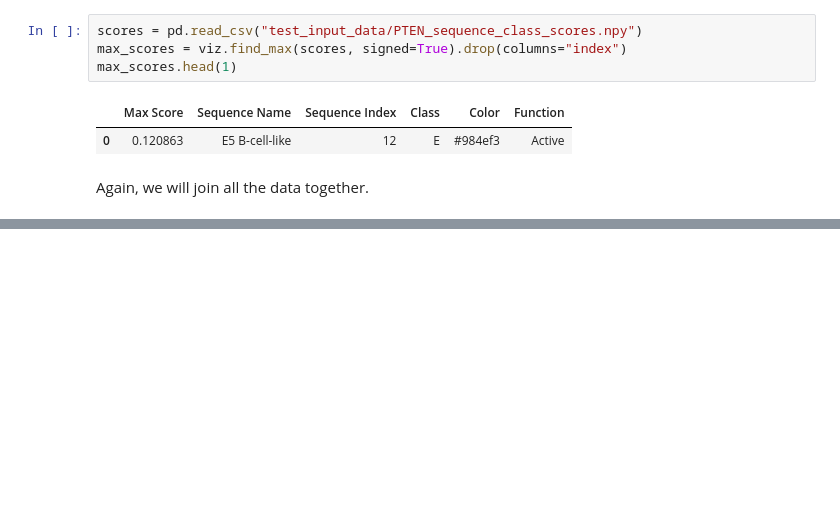
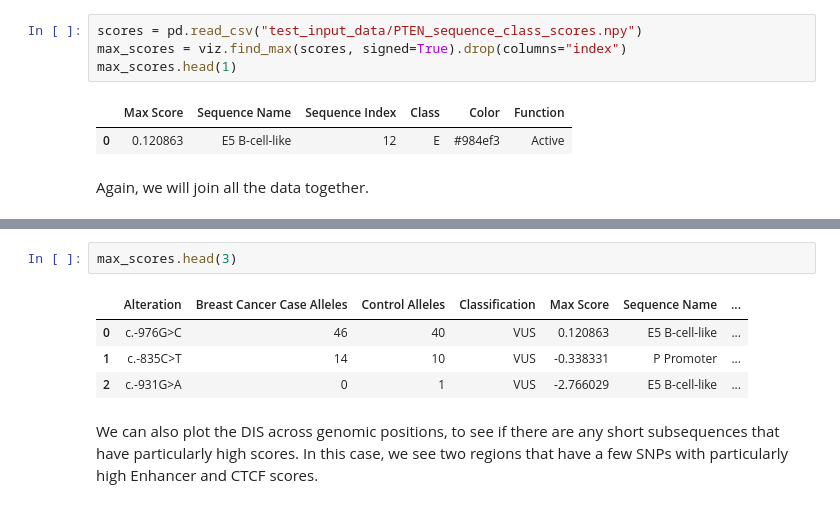
Before and after one commit to bmacedo-lgtm/SiFoN, a Jupyter notebook: tutorials/clinical_analysis.ipynb, the cells around one changed output, grey strips where cells are left out. Drawn from its saved outputs; the diff is of its cells as text; blank space fills up the shorter version.

```diff
--- a/tutorials/clinical_analysis.ipynb
+++ b/tutorials/clinical_analysis.ipynb
@@ -149,3 +154,12 @@ max_scores.head(1)
 # %% [output]
 |  | Alteration | Breast Cancer Case Alleles | Control Alleles | Classification | Max Score | Sequence Name | ... |
 | 0 | c.-976G>C | 46 | 40 | VUS | 0.120863 | E5 B-cell-like | ... |
+# %%
+max_scores.head(3)
+# %% [output]
+|  | Alteration | Breast Cancer Case Alleles | Control Alleles | Classification | Max Score | Sequence Name | ... |
+| 0 | c.-976G>C | 46 | 40 | VUS | 0.120863 | E5 B-cell-like | ... |
+| 1 | c.-835C>T | 14 | 10 | VUS | -0.338331 | P Promoter | ... |
+| 2 | c.-931G>A | 0 | 1 | VUS | -2.766029 | E5 B-cell-like | ... |
+# %% [markdown]
+We can also plot the DIS across genomic positions, to see if there are any short subsequences that have particularly high scores. In this case, we see two regions that have a few SNPs with particularly high Enhancer and CTCF scores.
```
Also changed, not shown: parts of 6 cells of this notebook, 3 other files.
